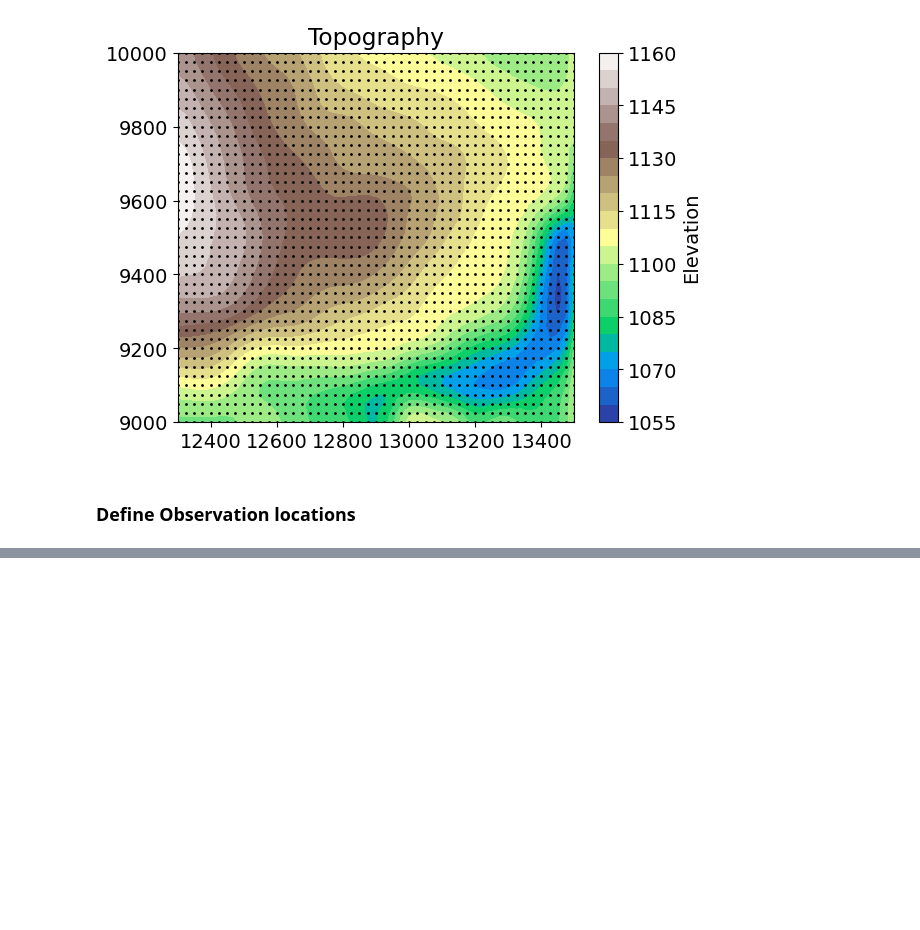
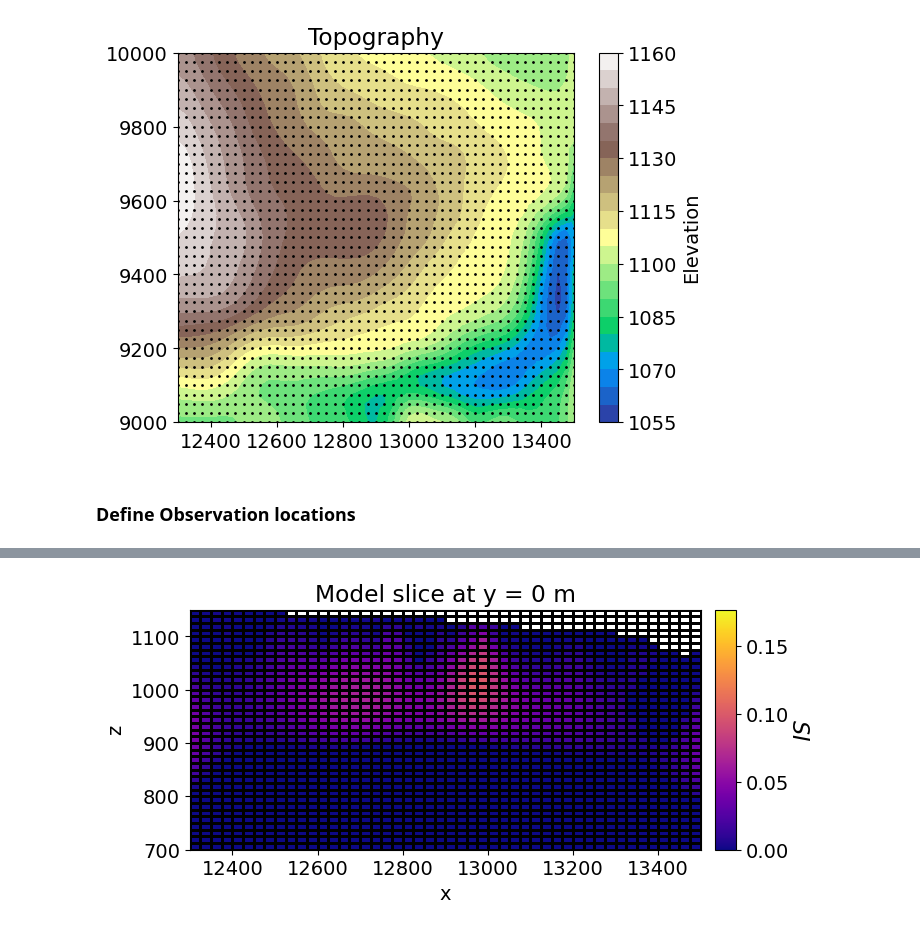
Before and after one commit to jtrustham/EOSC-454-Project-2026, a Jupyter notebook: notebooks/Mt_Milligan_Inversion.ipynb, the cells around one changed output, grey strips where cells are left out. Drawn from its saved outputs; the diff is of its cells as text; code cells hidden in the pictures; blank space fills up the shorter version.

Commit message:
FIxed L2 inversion

```diff
--- a/notebooks/Mt_Milligan_Inversion.ipynb
+++ b/notebooks/Mt_Milligan_Inversion.ipynb
@@ -155,0 +351,14 @@ ValueError: could not convert string to float: 'dx'
+# %%
+sensitivity_weights = directives.UpdateSensitivityWeights(every_iteration=False)
+update_jacobi = directives.UpdatePreconditioner(update_every_iteration=True)
+starting_beta = directives.BetaEstimate_ByEig(beta0_ratio=10)
+beta_schedule = directives.BetaSchedule(coolingFactor=2.0, coolingRate=1)
+target_misfit = directives.TargetMisfit(chifact=1.0)
+
+directives_list = [
+    sensitivity_weights,
+    update_jacobi,
+    starting_beta,
+    beta_schedule,
+    target_misfit,
+]
@@ -155,0 +367,6 @@ ValueError: could not convert string to float: 'dx'
+# %%
+# Here we combine the inverse problem and the set of directives
+inv_L2 = inversion.BaseInversion(inverse_problem_L2, directives_list)
+
+# Run inversion
+recovered_tensor_model = inv_L2.run(starting_tensor_model)
@@ -155,0 +453,27 @@ ValueError: could not convert string to float: 'dx'
+# %%
+# Plot Recovered Model
+fig = plt.figure(figsize=(7, 3))
+ax1 = fig.add_axes([0.1, 0.1, 0.73, 0.8])
+
+norm = mpl.colors.Normalize(
+    vmin=np.min(recovered_tensor_model), vmax=np.max(recovered_tensor_model)
+)
+tensor_mesh.plot_slice(
+    tensor_plotting_map * recovered_tensor_model,
+    normal="Y",
+    ax=ax1,
+    ind=int(tensor_mesh.shape_cells[1] / 2),
+    grid=True,
+    pcolor_opts={"cmap": mpl.cm.plasma, "norm": norm},
+)
+ax1.set_title("Model slice at y = 0 m")
+
+ax2 = fig.add_axes([0.85, 0.1, 0.03, 0.8])
+cbar = mpl.colorbar.ColorbarBase(
+    ax2, norm=norm, orientation="vertical", cmap=mpl.cm.plasma
+)
+cbar.set_label("$SI$", rotation=270, labelpad=15, size=16)
+
+plt.show()
+# %% [output]
+[figure, added]
```
Also changed, not shown: parts of 34 cells of this notebook.
